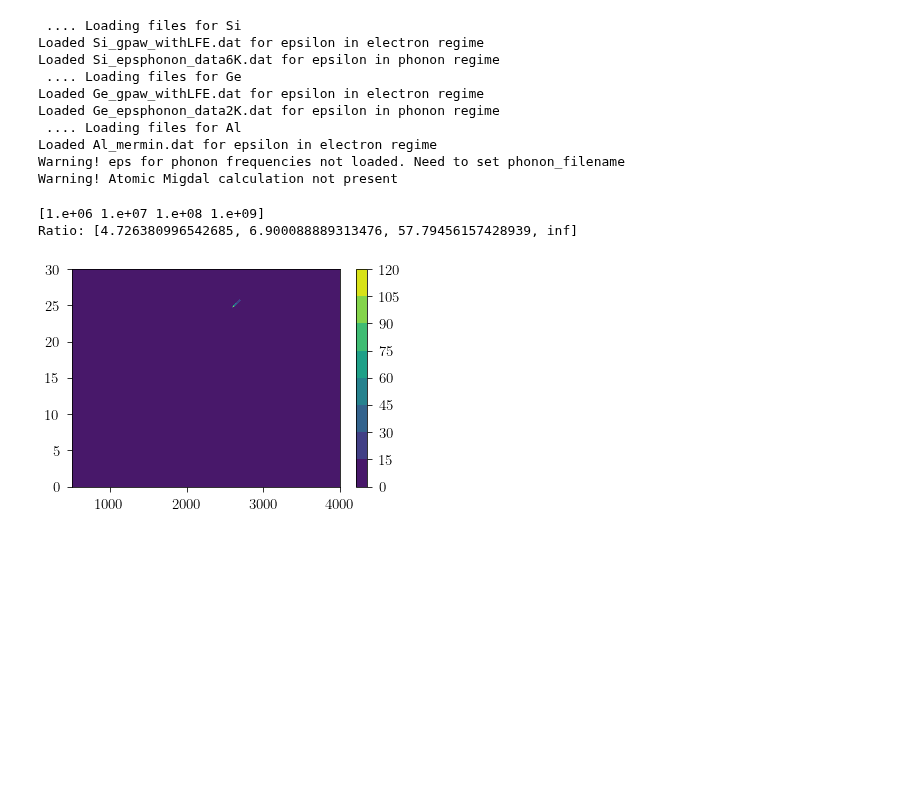
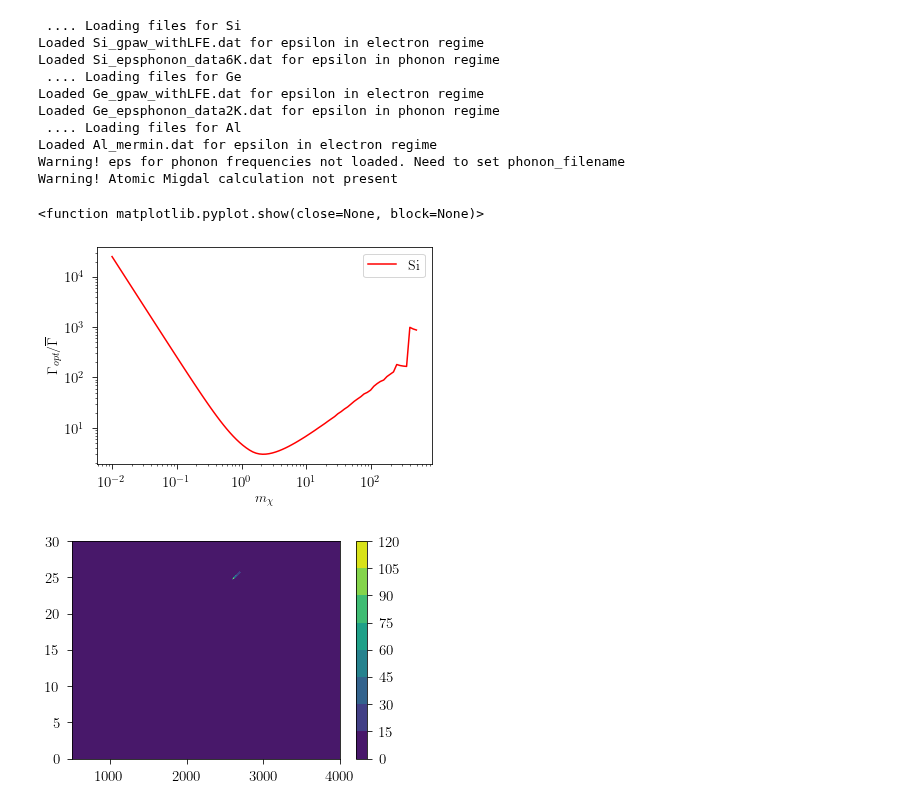
Before and after one commit to QU35T5/DarkELF, a Jupyter notebook: examples/gammabar_jesper.ipynb, the cells around one changed output. Cells and saved outputs as stored; diff of their text form; code cells hidden in the pictures; blank space fills up the shorter version.

Commit message:
gamma-ratio plot

```diff
--- a/examples/gammabar_jesper.ipynb
+++ b/examples/gammabar_jesper.ipynb
@@ -88,23 +88,21 @@ eVtoInvS = 1.5192674e15 # eV to 1/s
 yeartosec = 86400 * 365
 eVtoInvYr = eVtoInvS * yeartosec
 
+#Solid angle
+solid = 1/(2*np.pi**2)
 
 #Integral of I(w,k)ELF(w,k)
 def integrand():
       f = lambda k, w: I(w,k)*Si.elf(w,k,method='Lindhard') / eVtoInvYr
       return dblquad(f,w_min,w_max,k_min,k_max)[0] * eVtoInvYr
 
-#Solid angle
-solid = 1/(2*np.pi**2)
+#Gamma-opt
+def gamma_opt(m_X):
+      return 0.68/(4*math.pi)*m_X*v_0/c
 
 #EQ 13: Gamma-bar
 def gamma_bar():
       return 2*integrand()*solid*c
-
-#-----Eq. 6: Gamma-opt-----
-#EQ 6: Gamma-opt
-def gamma_opt(m_X):
-      return 0.68/(4*math.pi)*m_X*v_0/c
 
 #print('For mX       =',m_X,'eV')
 #print('---------------------------')
@@ -112,38 +110,46 @@ def gamma_opt(m_X):
 #print('Gamma_opt    =',gamma_opt(m_X))
 #print('integrand()  =',integrand())
 #print('w_min        =',w_min)
 #print('w_max        =',w_max)
 #print('k_min(w_min) =',k_min(w_min))
 #print('k_min(w_max) =',k_min(w_max))
 #print('k_max(w_min) =',k_max(w_min))
 #print('k_max(w_max) =',k_max(w_max))
 #print('v_max*m_X    =',v_max*m_X)
 #print('gamma_opt/gamma_bar = ', gamma_opt(m_X)/gamma_bar())
 
 #print('-------------')
 #for w in np.linspace(0,10):
 #      for k in np.linspace(1000,1500):
 #            print(Si.elf(w,k,method='Lindhard'))
 
 
 #Produces a vector gamma_opt/gamma_bar of all different mX
-mX = 1e6*np.array([1,10,100,1000])#np.logspace(4,9,10) #0.01 - 1000 MeV
-print(mX)
+mX = np.logspace(4,9,100) #0.01 - 1000 MeV
+#mX = 1e6*np.array([0.01,0.1,1,10,100,1000])
+#print(mX)
 gamma_ratio = []
 for x in mX:
       m_X   = x
       w_min = 0
       w_max = (v_max**2 * m_X / 2)
       k_min = lambda w: (v_max*m_X - np.sqrt(v_max**2 * m_X**2 - 2 * m_X * w))
       k_max = lambda w: (v_max*m_X + np.sqrt(v_max**2 * m_X**2 - 2 * m_X * w))
       Si.update_params(mX = m_X)
       gamma_ratio.append(gamma_opt(x)/gamma_bar())
       #print(gamma_ratio)
 
-print('Ratio:',gamma_ratio)
+#print('Ratio:',gamma_ratio)
+mX = mX/1e6
+
+plt.loglog(mX,gamma_ratio,color = 'red',label = 'Si')
+plt.xlabel(r'$m_\chi$')
+plt.ylabel(r'$\Gamma_{opt}/\overline{\Gamma}$')
+plt.legend()
+plt.show
 # %% [output]
-[1.e+06 1.e+07 1.e+08 1.e+09]
-Ratio: [4.726380996542685, 6.900088889313476, 57.79456157428939, inf]
+<function matplotlib.pyplot.show(close=None, block=None)>
+[figure, added]
 # %%
 #TEST CONTOUR PLOT
 wmin,wmax = 0,30
```
